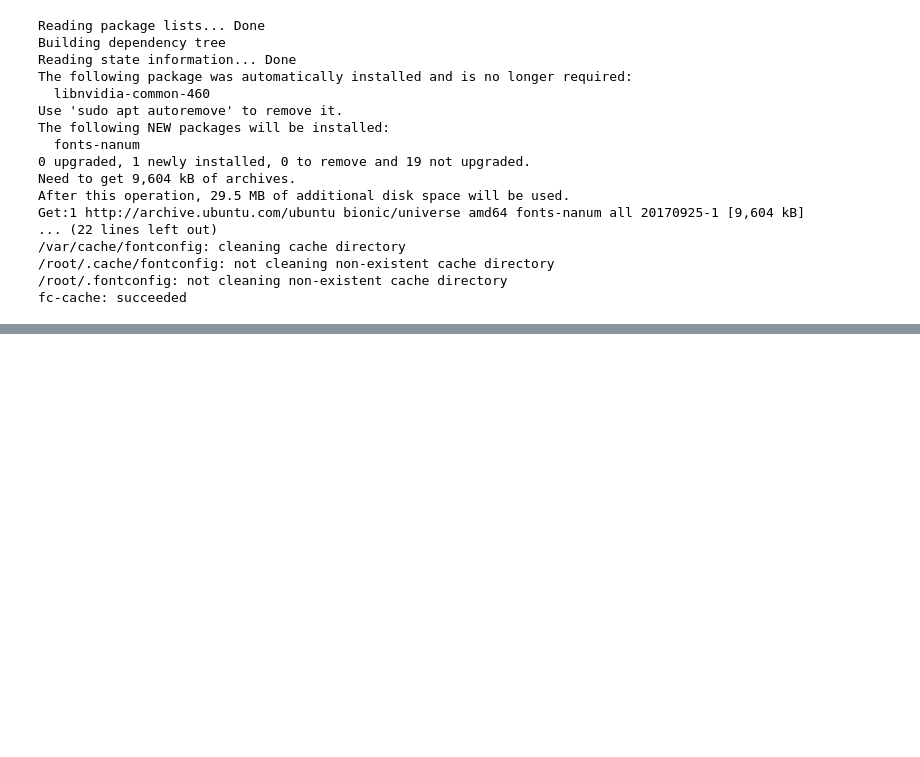
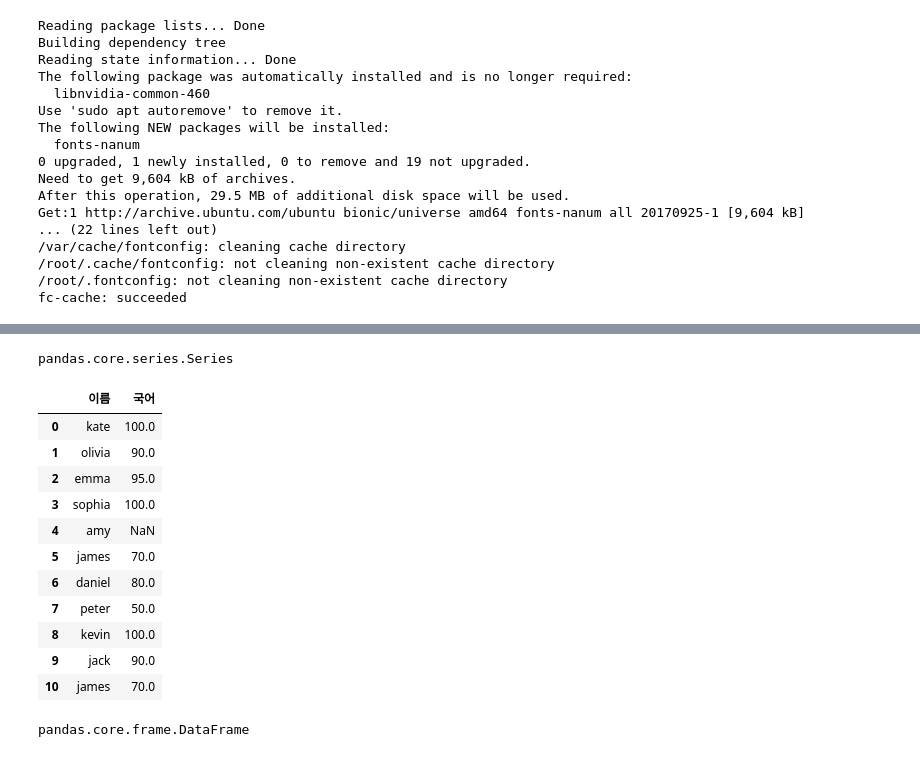
Before and after one commit to ChoSooBeen/Python_practice, a Jupyter notebook: Python_data.ipynb, the cells around one changed output, grey strips where cells are left out. Cells and saved outputs as stored; diff of their text form; code cells hidden in the pictures; blank space fills up the shorter version.

```diff
--- a/Python_data.ipynb
+++ b/Python_data.ipynb
@@ -136,0 +254,23 @@ AttributeError: ignored
+# %%
+type(df['국어']) #Series
+# %% [output]
+pandas.core.series.Series
+# %%
+df[['이름', '국어']] #2차원, 2개의 컬럼 이상을 볼 때 사용
+# %% [output]
+|  | 이름 | 국어 |
+| 0 | kate | 100.0 |
+| 1 | olivia | 90.0 |
+| 2 | emma | 95.0 |
+| 3 | sophia | 100.0 |
+| 4 | amy | NaN |
+| 5 | james | 70.0 |
+| 6 | daniel | 80.0 |
+| 7 | peter | 50.0 |
+| 8 | kevin | 100.0 |
+| 9 | jack | 90.0 |
+| 10 | james | 70.0 |
+# %%
+type(df[['이름', '국어']]) #DataFrame
+# %% [output]
+pandas.core.frame.DataFrame
```
Also changed, not shown: parts of 32 cells of this notebook.
